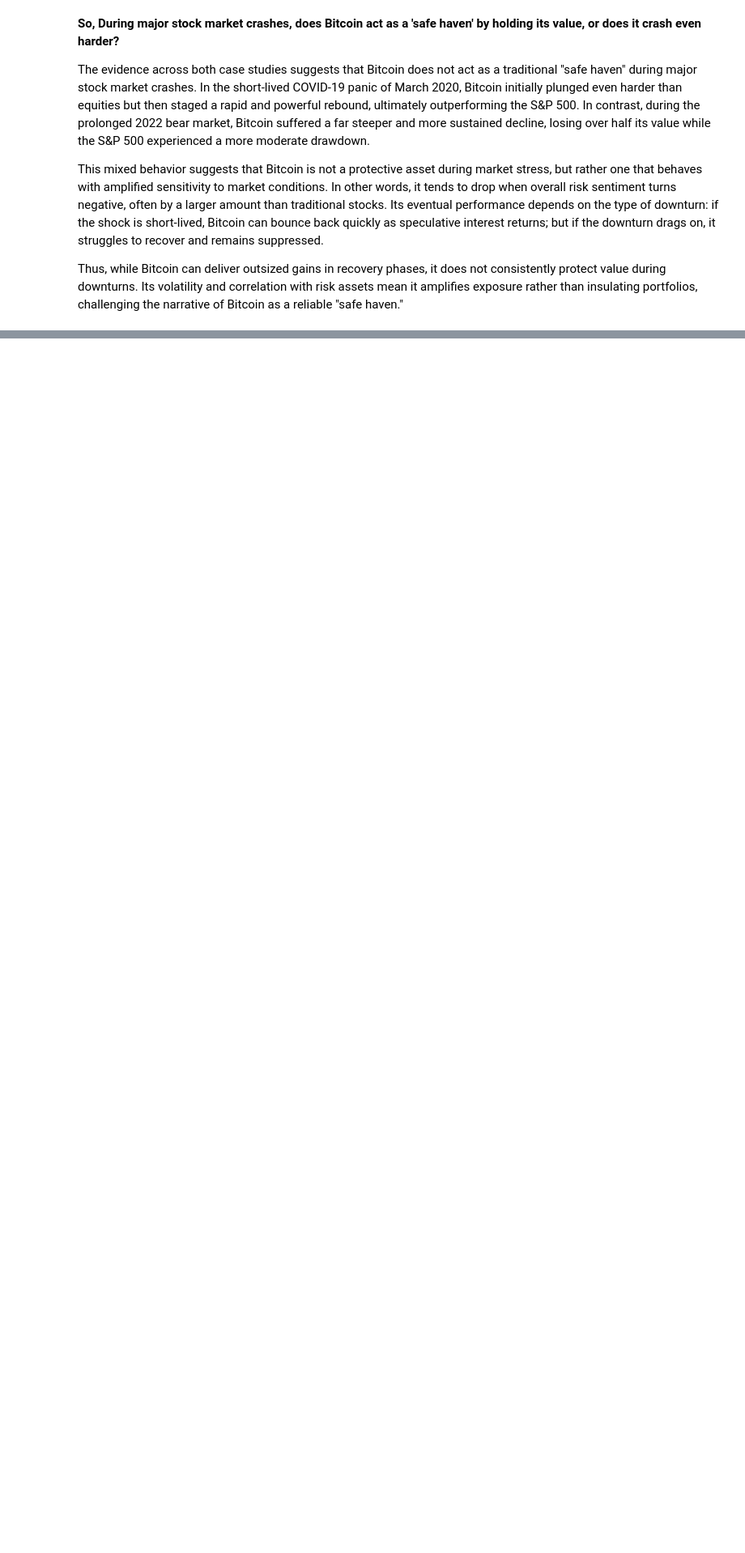
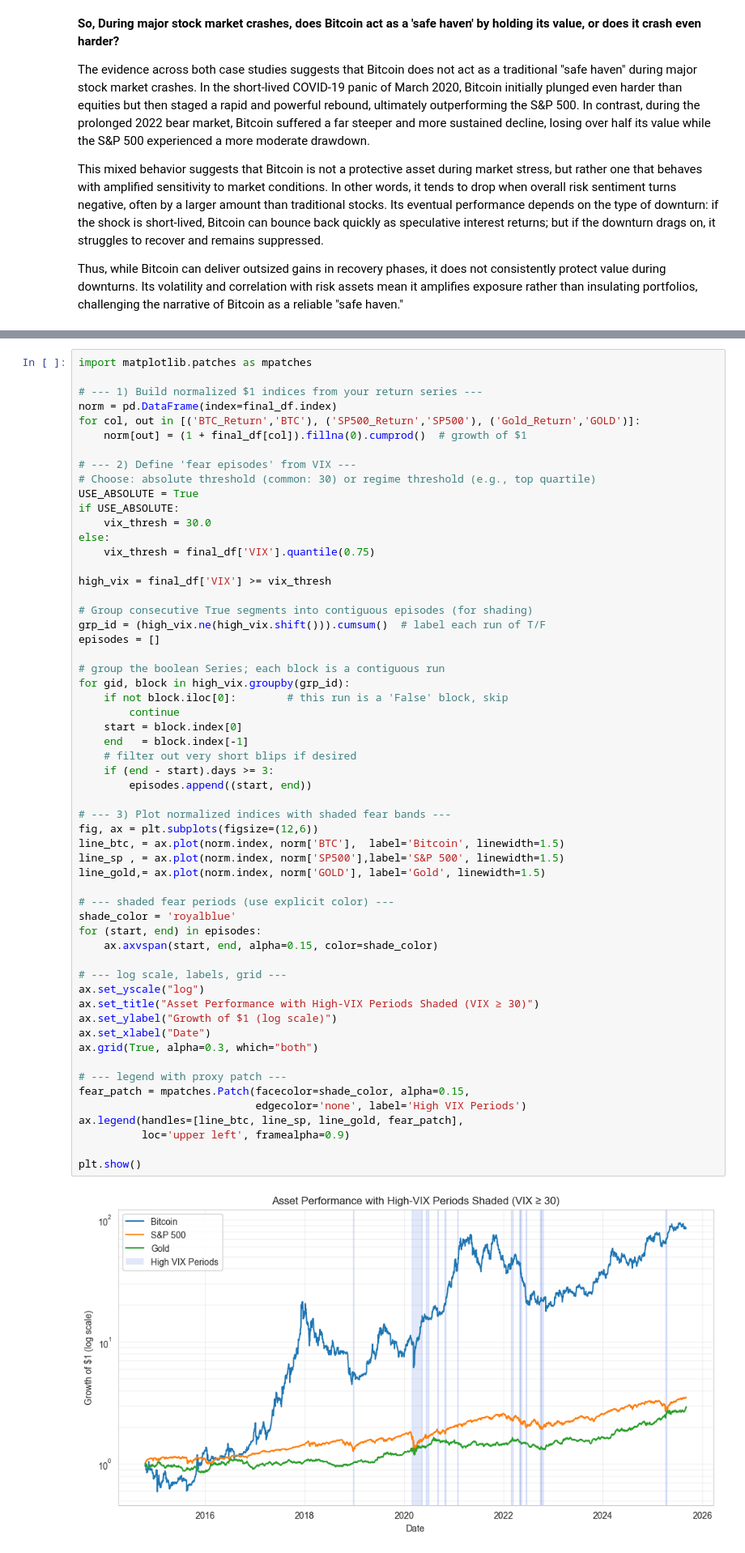
Before and after one commit to rafanahmed/Data-Mining---ITCS-3162, a Jupyter notebook: Project1-Draft.ipynb, the cells around one changed output, grey strips where cells are left out. Shown at 81% size. Saved outputs shown, nothing was run; the diff lists cells and outputs as text; blank space fills up the shorter version.

```diff
--- a/Project1-Draft.ipynb
+++ b/Project1-Draft.ipynb
@@ -665,0 +672,59 @@ Thus, while Bitcoin can deliver outsized gains in recovery phases, it does not c
+# %%
+import matplotlib.patches as mpatches
+
+# --- 1) Build normalized $1 indices from your return series ---
+norm = pd.DataFrame(index=final_df.index)
+for col, out in [('BTC_Return','BTC'), ('SP500_Return','SP500'), ('Gold_Return','GOLD')]:
+    norm[out] = (1 + final_df[col]).fillna(0).cumprod()  # growth of $1
+
+# --- 2) Define 'fear episodes' from VIX ---
+# Choose: absolute threshold (common: 30) or regime threshold (e.g., top quartile)
+USE_ABSOLUTE = True
+if USE_ABSOLUTE:
+    vix_thresh = 30.0
+else:
+    vix_thresh = final_df['VIX'].quantile(0.75)
+
+high_vix = final_df['VIX'] >= vix_thresh
+
+# Group consecutive True segments into contiguous episodes (for shading)
+grp_id = (high_vix.ne(high_vix.shift())).cumsum()  # label each run of T/F
+episodes = []
+
+# group the boolean Series; each block is a contiguous run
+for gid, block in high_vix.groupby(grp_id):
+    if not block.iloc[0]:        # this run is a 'False' block, skip
+        continue
+    start = block.index[0]
+    end   = block.index[-1]
+    # filter out very short blips if desired
+    if (end - start).days >= 3:
+        episodes.append((start, end))
+
+# --- 3) Plot normalized indices with shaded fear bands ---
+fig, ax = plt.subplots(figsize=(12,6))
+line_btc, = ax.plot(norm.index, norm['BTC'],  label='Bitcoin', linewidth=1.5)
+line_sp , = ax.plot(norm.index, norm['SP500'],label='S&P 500', linewidth=1.5)
+line_gold,= ax.plot(norm.index, norm['GOLD'], label='Gold', linewidth=1.5)
+
+# --- shaded fear periods (use explicit color) ---
+shade_color = 'royalblue'
+for (start, end) in episodes:
+    ax.axvspan(start, end, alpha=0.15, color=shade_color)
+
+# --- log scale, labels, grid ---
+ax.set_yscale("log")
+ax.set_title("Asset Performance with High-VIX Periods Shaded (VIX ≥ 30)")
+ax.set_ylabel("Growth of $1 (log scale)")
+ax.set_xlabel("Date")
+ax.grid(True, alpha=0.3, which="both")
+
+# --- legend with proxy patch ---
+fear_patch = mpatches.Patch(facecolor=shade_color, alpha=0.15,
+                            edgecolor='none', label='High VIX Periods')
+ax.legend(handles=[line_btc, line_sp, line_gold, fear_patch],
+          loc='upper left', framealpha=0.9)
+
+plt.show()
+# %% [output]
+[figure, added]
```
Also changed, not shown: parts of 6 cells of this notebook.
